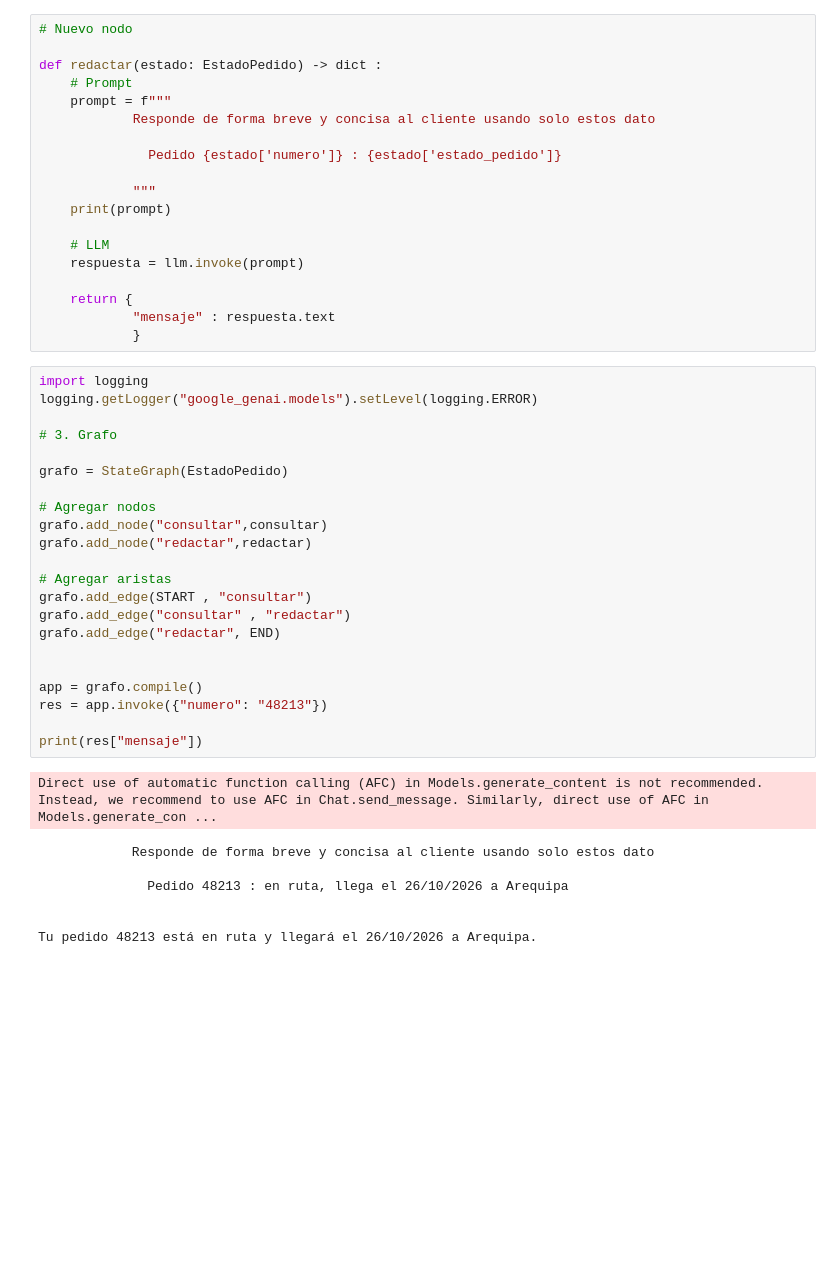
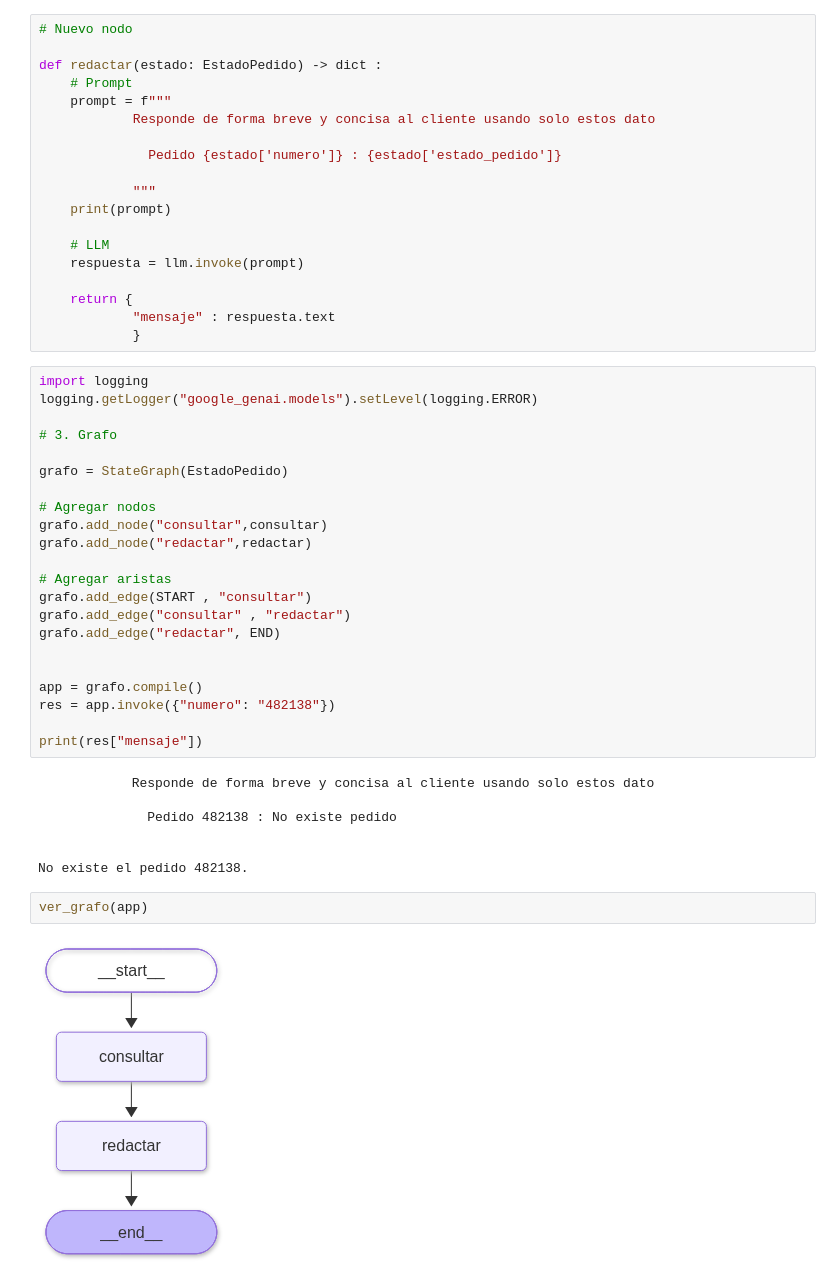
Before and after one commit to jgomezz/cpe_ia_generativa_aplicada_2026, a Jupyter notebook: mod3_agents/sesion_02/M3_S02_01_LangGraph_Fundamentos.ipynb, the cells around one changed output. Saved outputs shown, nothing was run; the diff lists cells and outputs as text; blank space fills up the shorter version.

```diff
--- a/mod3_agents/sesion_02/M3_S02_01_LangGraph_Fundamentos.ipynb
+++ b/mod3_agents/sesion_02/M3_S02_01_LangGraph_Fundamentos.ipynb
@@ -261,14 +261,17 @@ grafo.add_edge("redactar", END)
 
 
 app = grafo.compile()
-res = app.invoke({"numero": "48213"})
+res = app.invoke({"numero": "482138"})
 
 print(res["mensaje"])
 # %% [output]
-Direct use of automatic function calling (AFC) in Models.generate_content is not recommended. Instead, we recommend to use AFC in Chat.send_message. Similarly, direct use of AFC in Models.generate_con ...
+            Responde de forma breve y concisa al cliente usando solo estos dato
+
+              Pedido 482138 : No existe pedido
+
+
+No existe el pedido 482138.
-            Responde de forma breve y concisa al cliente usando solo estos dato
-
-              Pedido 48213 : en ruta, llega el 26/10/2026 a Arequipa
-
-
-Tu pedido 48213 está en ruta y llegará el 26/10/2026 a Arequipa.
+# %%
+ver_grafo(app)
+# %% [output]
+[figure, added]
```
Also changed, not shown: parts of 5 cells of this notebook.
